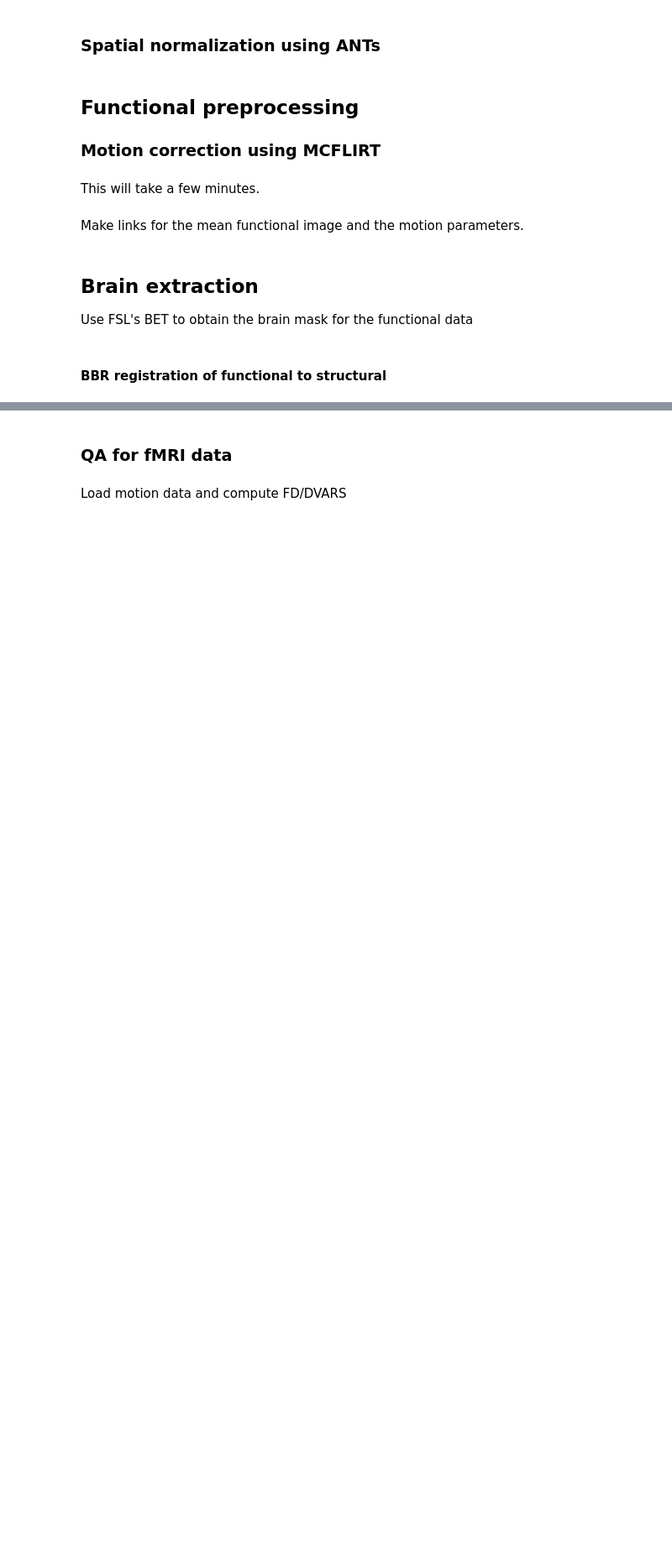
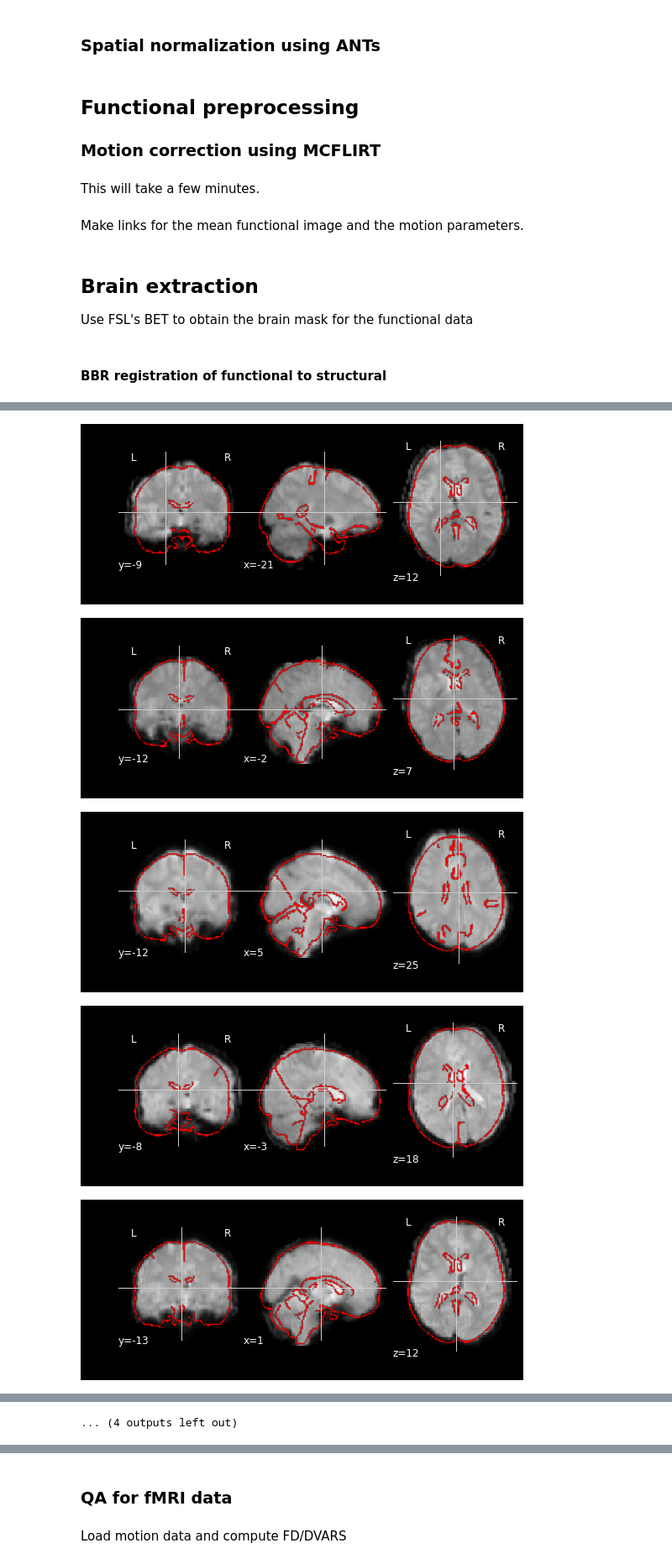
Before and after one commit to poldrack/fmri-handbook-2e-code, a Jupyter notebook: notebooks/DataPreparation/DataPreparation-ds005.ipynb, the cells around one changed output, grey strips where cells are left out. Shown at 84% size. Cells and saved outputs as stored; diff of their text form; code cells hidden in the pictures; blank space fills up the shorter version.

```diff
--- a/notebooks/DataPreparation/DataPreparation-ds005.ipynb
+++ b/notebooks/DataPreparation/DataPreparation-ds005.ipynb
@@ -344,0 +371,14 @@ globalmean=numpy.mean(bolddata_masked,1)
+# %%
+# warped functional to MNI
+for subcode in subcodes:
+    antsregfile=os.path.join(config.data['ds005']['datadir'],
+       'derivatives/ants/warped_mean/_runcode_1/_subject_id_%s/%s_task-mixedgamblestask_run-01_bold_mcf_brain_mean_trans.nii.gz'%(subcode,subcode))
+    if os.path.exists(antsregfile):
+        mask_display=nilearn.plotting.plot_epi(antsregfile,cmap='gray')
+        mask_display.add_edges(os.path.join(os.getenv('FSLDIR'),'data/standard/MNI152_T1_2mm_brain.nii.gz'))
+# %% [output]
+[figure, added]
+[figure, added]
+[figure, added]
+[figure, added]
+[figure, added]
@@ -344,0 +392 @@ globalmean=numpy.mean(bolddata_masked,1)
+... (4 outputs left out)
```
Also changed, not shown: parts of 22 cells of this notebook.
